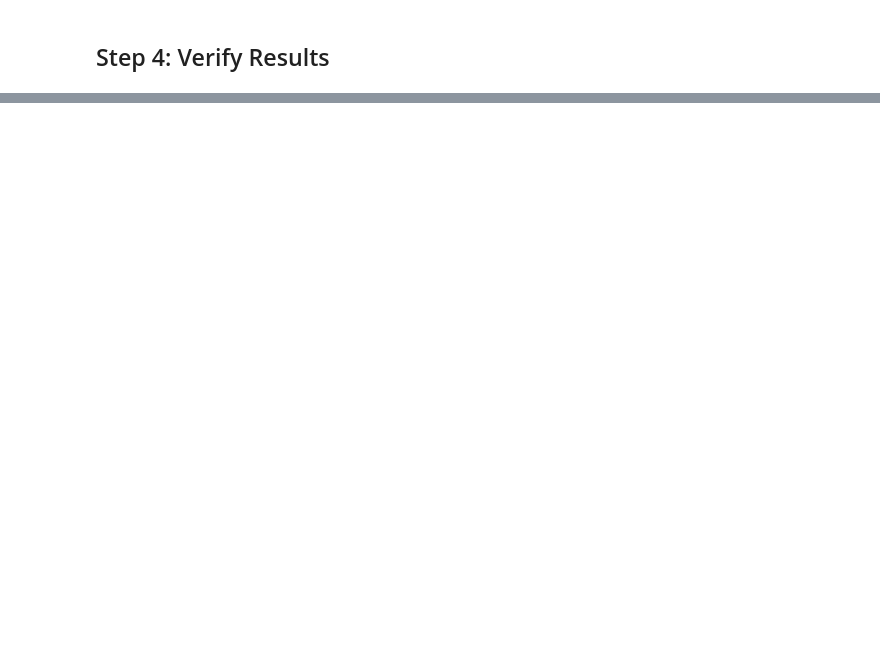
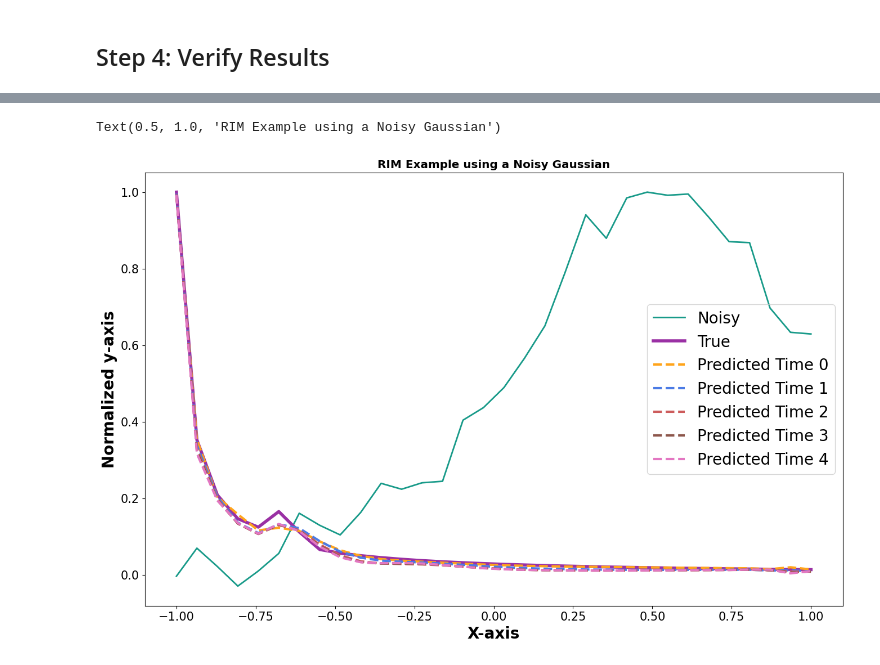
Before and after one commit to crhea93/astroRIM, a Jupyter notebook: Notebooks/RIM-Deconvolving-Spectra.ipynb, the cells around one changed output, grey strips where cells are left out. Cells and saved outputs as stored; diff of their text form; code cells hidden in the pictures; blank space fills up the shorter version.

```diff
--- a/Notebooks/RIM-Deconvolving-Spectra.ipynb
+++ b/Notebooks/RIM-Deconvolving-Spectra.ipynb
@@ -314,14 +366,15 @@ plt.title('RIM Example using a Noisy Gaussian')
 # %%
-fig = plt.figure(figsize=(16,8))
-plt.plot(np.linspace(-1,1,n), Y_test[-1], label='Noisy')
-plt.plot(np.linspace(-1,1,n), X_test[-1], label='True', linewidth=4)
-plt.plot(np.linspace(-1,1,n), ysol_list[-1][-1][-1].reshape(n), label='Predicted', linestyle='dashed', linewidth=3)
+plt.plot(np.linspace(-1,1,n), Y_test[index], label='Noisy')
+plt.plot(np.linspace(-1,1,n), X_test[index], label='True', linewidth=4)
+for i in range(len(ysol_list[index])):
+    plt.plot(np.linspace(-1,1,n), ysol_list[index][i].reshape(n), label='Predicted Time %i'%i, linestyle='dashed', linewidth=3)
 plt.legend(prop={'size': 20})
 plt.ylabel('Normalized y-axis', fontsize=20)
 plt.xlabel('X-axis', fontsize=20)
 plt.xticks(fontsize = 15)
 plt.yticks(fontsize = 15)
 plt.title('RIM Example using a Noisy Gaussian')
 #plt.savefig('Gaussian_complete.png')
+# %% [output]
+Text(0.5, 1.0, 'RIM Example using a Noisy Gaussian')
+[figure, added]
-# %% [markdown]
-###
```
Also changed, not shown: parts of 14 cells of this notebook, 30 other files.
